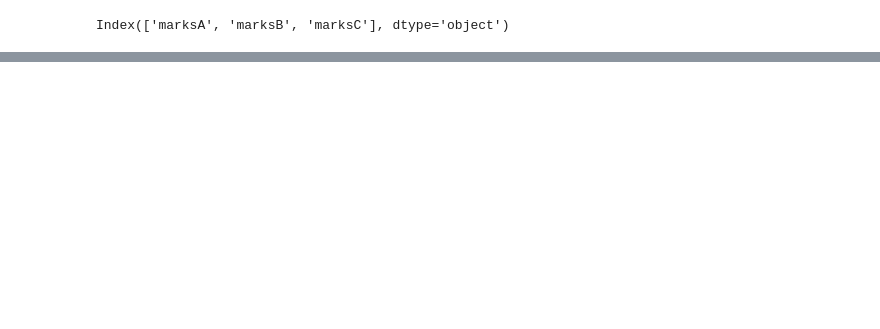
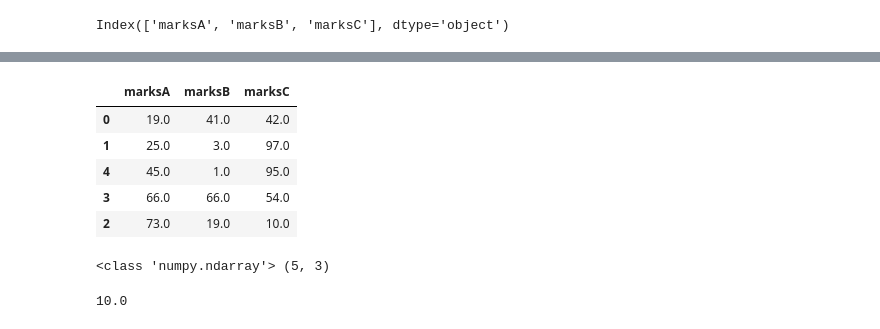
Before and after one commit to mohinesh9999/Kaggle, a Jupyter notebook: pandas.ipynb, the cells around one changed output, grey strips where cells are left out. Saved outputs shown, nothing was run; the diff lists cells and outputs as text; code cells hidden in the pictures; blank space fills up the shorter version.

```diff
--- a/pandas.ipynb
+++ b/pandas.ipynb
@@ -82,0 +152,19 @@ mydata
+# %%
+mydata.sort_values(by=["marksA"],ascending=True)
+# %% [output]
+|  | marksA | marksB | marksC |
+| 0 | 19.0 | 41.0 | 42.0 |
+| 1 | 25.0 | 3.0 | 97.0 |
+| 4 | 45.0 | 1.0 | 95.0 |
+| 3 | 66.0 | 66.0 | 54.0 |
+| 2 | 73.0 | 19.0 | 10.0 |
+# %%
+data_array=mydata.values
+print(type(data_array),data_array.shape)
+# %% [output]
+<class 'numpy.ndarray'> (5, 3)
+# %%
+data_array[2][2
+             ]
+# %% [output]
+10.0
```
Also changed, not shown: parts of 20 cells of this notebook.
